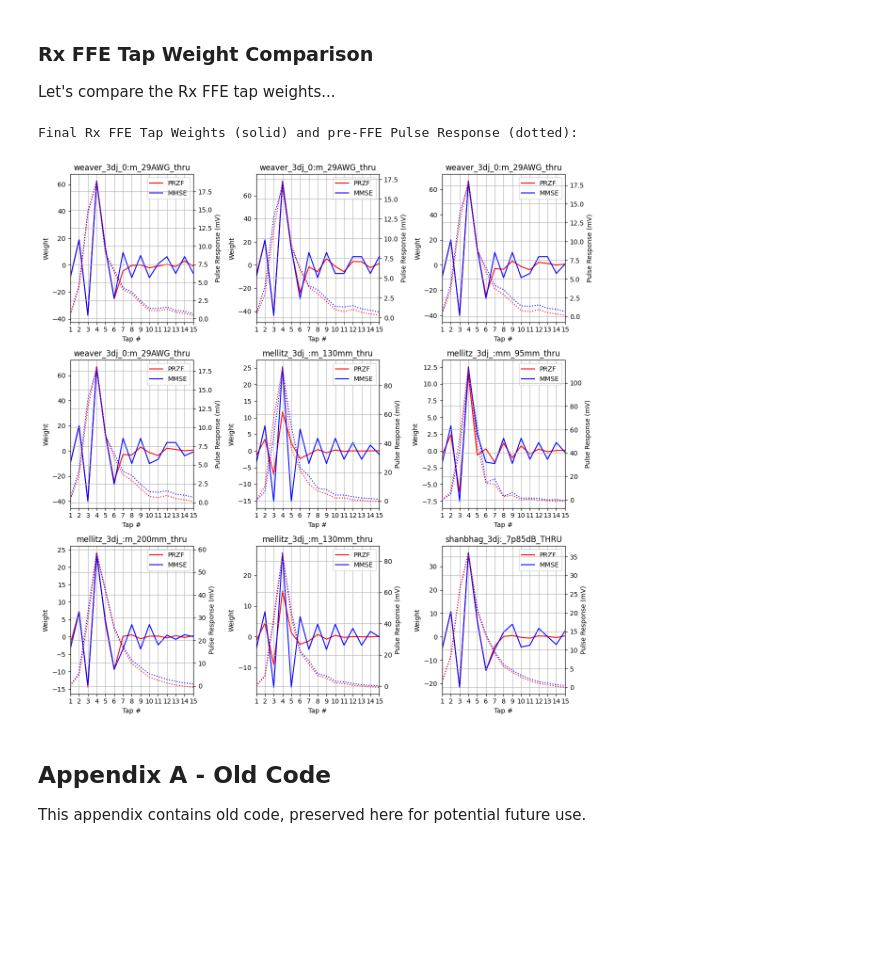
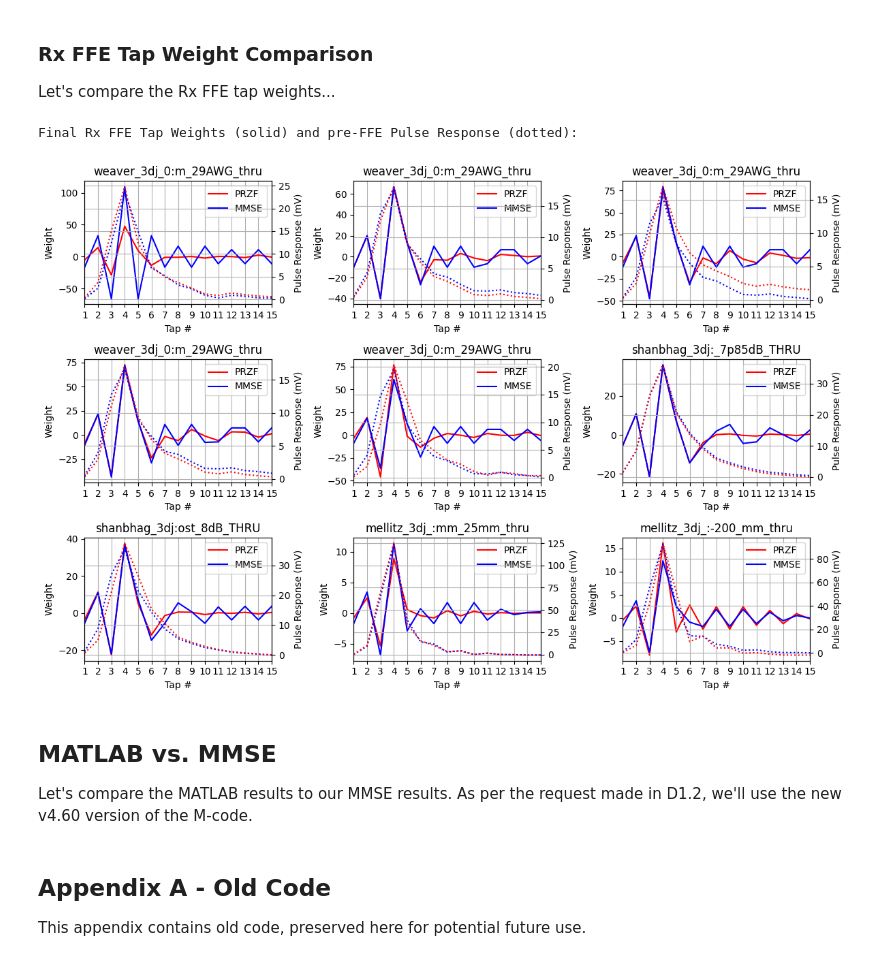
Before and after one commit to capn-freako/PyChOpMarg, a Jupyter notebook: PyChOpMarg_8023dj.ipynb, the cells around one changed output. Drawn from its saved outputs; the diff is of its cells as text; code cells hidden in the pictures; blank space fills up the shorter version.

```diff
--- a/PyChOpMarg_8023dj.ipynb
+++ b/PyChOpMarg_8023dj.ipynb
@@ -324,8 +387,8 @@ Here, we run COM on some subset of the channels imported above.
 # %%
 ch_sets = [(k, chnl_set) for k, v in channel_sets.items()
                          for chnl_set in v]
-# tested_ch_sets = ch_sets  # Use this one for normal operation.
-tested_ch_sets = sample(ch_sets, 9)  # Random selection w/ no duplication; used for quick-turn debugging sessions.
+tested_ch_sets = ch_sets  # Use this one for normal operation.
+# tested_ch_sets = sample(ch_sets, 9)  # Random selection w/ no duplication; used for quick-turn debugging sessions.
 
 # Use all channels in the named group:
 # grp  = "shanbhag_3dj_02_2305"
@@ -340,6 +403,6 @@ tested_ch_sets = sample(ch_sets, 9)  # Random selection w/ no duplication; used
 # tested_ch_sets = [(grp, cset) for cset in filter(lambda cs: cs['thru'].stem in chnls, channel_sets[grp])]
 
 nTests = len(tested_ch_sets)
-print(f"{nTests} channels selected for testing. (Approximately {nTests * 10 / 60: .1f} minutes.)")
+print(f"{nTests} channels selected for testing. (Approximately {nTests * 30 / 60: .1f} minutes.)")
 theCOMs = run_com(tested_ch_sets, params)
 # %% [output]
@@ -392,9 +478,0 @@ shanbhag_3dj_02_2305
-# %%
-print("\nGroup\tChannel\t\t\t\t\t  Py(>=DER0)\tpy0[0]\tpy1[0]\tpy[0]")
-print("=" * 154)
-for grp in theCOMs.keys():
-    print(grp)
-    for lbl in theCOMs[grp].keys():
-        print(f"\t{lbl[-40:]:41s}", end="")
-        com  = theCOMs[grp][lbl]
-        print(f"   {np.where(com.rslts['Py'] >= com.DER0)[0][0] : 3d}\t\t{com.rslts['py0'][0]:.2g}\t{com.rslts['py1'][0]:.2g}\t{com.rslts['py'][0]:.2g}")  # \t{com.com_sigma_G:.2g}\t{com.y}")
@@ -418,14 +570,12 @@ print("\nGroup\tChannel\t\t\t\t\t   Lambda     MSE/varX    Hit b limit")
 print("=" * 85)
 for grp in theCOMs.keys():
     print(grp)
-    for lbl in theCOMs[grp].keys():
+    for lbl in list(theCOMs[grp].keys())[:3]:
         print(f"\t{lbl[-40:]:41s}", end="")
         com  = theCOMs[grp][lbl]
         L = com.L
         varX = (L**2 - 1) / (3 * (L - 1)**2)  # (93A-29)
         print(f"   {com.mmse_rslt['lambda']:5.3f}\t{com.mse / varX:5.3f}\t    {com.mmse_rslt['hit_b_limit']}")
-        plt.plot(com.mmse_rslt['delta_w'])
-plt.show()
 # %% [output]
 Group   Channel                                    Lambda     MSE/varX    Hit b limit
 =====================================================================================
@@ -629,5 +770,7 @@ for grp in theCOMs.keys():
         n += 1
         if n > 9:
             break
+    if n > 9:
+        break
 plt.show()
 # %% [output]
@@ -732,9 +875,8 @@ hISI samples shown as 'x's.
 Let's compare the Rx FFE tap weights...
 # %%
 from matplotlib.ticker import MultipleLocator
-
 print("Final Rx FFE Tap Weights (solid) and pre-FFE Pulse Response (dotted):")
-fig, axs = plt.subplots(3, 3, figsize=(12, 12))
+fig, axs = plt.subplots(3, 3, figsize=(12, 8))
 n = 0
 for grp in _theCOMs.keys():
     for lbl in _theCOMs[grp].keys():
@@ -745,34 +887,42 @@ for grp in _theCOMs.keys():
         tap_ix = np.arange(nTaps) + 1
         row, col = divmod(n, 3)
         ax1 = axs[row][col]
         ax2 = ax1.twinx()
         plt.tight_layout()
         ax1.plot(tap_ix, _com.rx_taps, label="PRZF", color="red")
         ax1.plot(tap_ix,  com.rx_taps, label="MMSE", color="blue")
         pr_samps = com.pr_samps
         curs_loc = np.argmax(pr_samps)
         pr_samps = pr_samps[curs_loc - nPreTaps: curs_loc - nPreTaps + nTaps]
         ax2.plot(tap_ix, pr_samps * 1e3, ":", color="blue")
         _pr_samps = _com.pr_samps
         _curs_loc = np.argmax(_pr_samps)
         _pr_samps = _pr_samps[_curs_loc - nPreTaps: _curs_loc - nPreTaps + nTaps]
         ax2.plot(tap_ix, _pr_samps * 1e3, ":", color="red")
         plt.title(f"{grp[:12]}:{lbl[-12:]}")
         ax1.set_xlabel("Tap #")
         ax1.set_ylabel("Weight")
         ax2.set_ylabel("Pulse Response (mV)")
         plt.axis(xmin=1, xmax=15)
         ax1.xaxis.set_major_locator(MultipleLocator(1))
         ax1.grid(which='major', axis='x')
         ax2.grid(which='major', axis='y')
         ax1.legend()
         n += 1
         if n > 8:
             break
+    if n > 8:
+        break
+
 plt.show()
 # %% [output]
 Final Rx FFE Tap Weights (solid) and pre-FFE Pulse Response (dotted):
-[figure, old version]
+[figure, new version]
+# %% [markdown]
+## MATLAB vs. MMSE
+
+Let's compare the MATLAB results to our MMSE results.
+As per the request made in D1.2, we'll use the new v4.60 version of the M-code.
 # %% [markdown]
 ## Appendix A - Old Code
 
```
Also changed, not shown: parts of 31 cells of this notebook, 5 other files.
